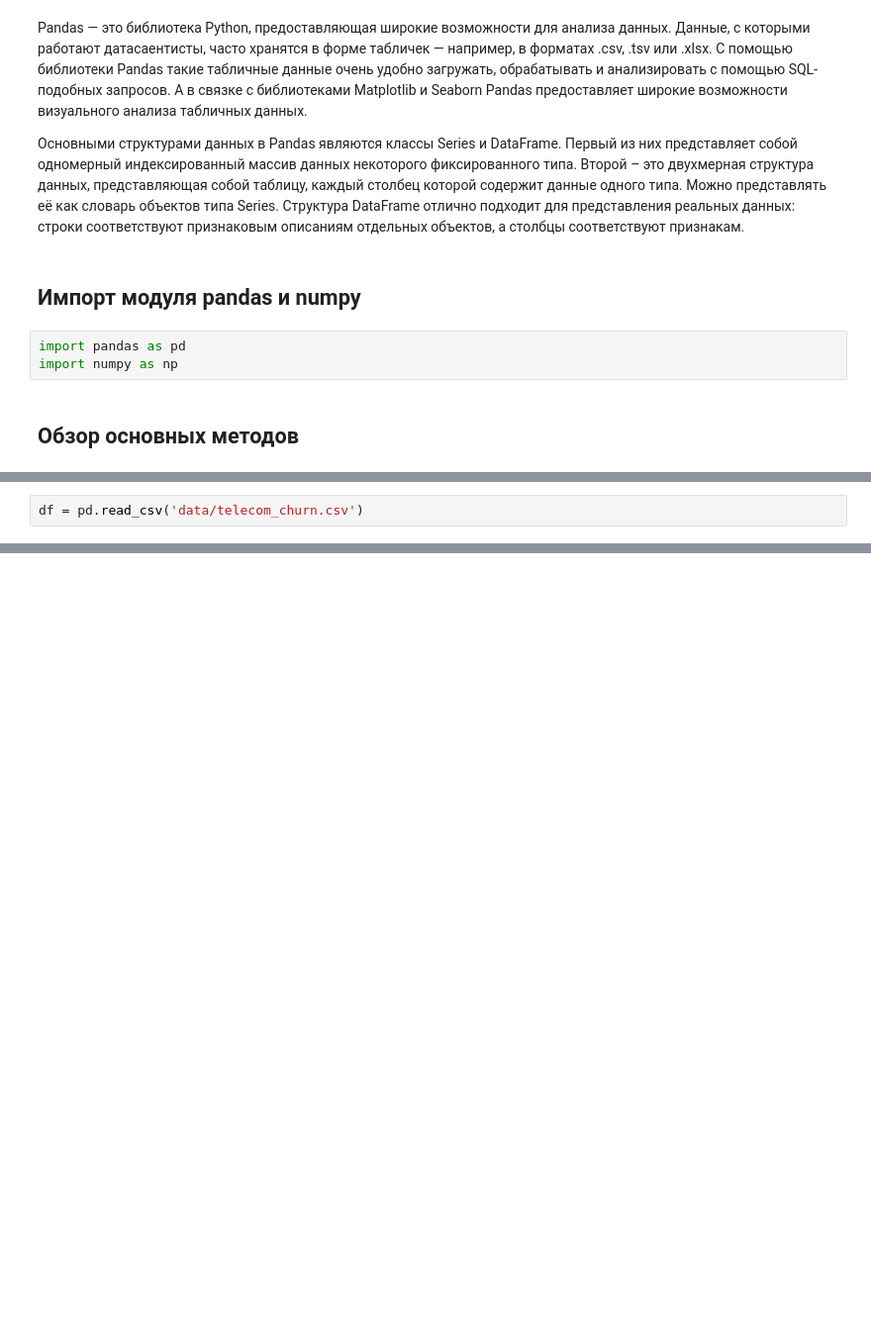
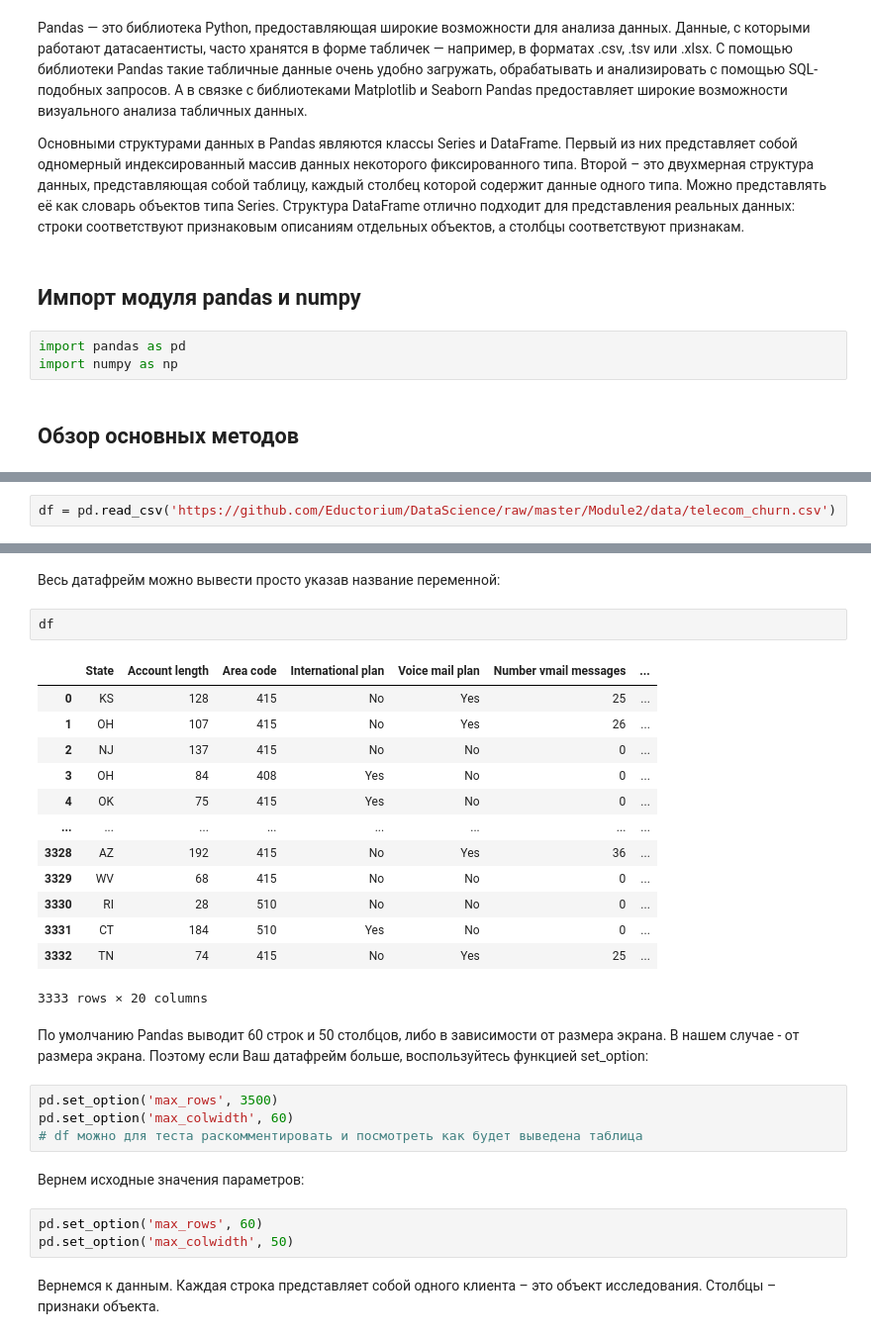
Before and after one commit to Eductorium/DataScience, a Jupyter notebook: Module2/Lesson32.ipynb, the cells around one changed output, grey strips where cells are left out. Shown: that part at 99% size. Drawn from its saved outputs; the diff is of its cells as text; blank space fills up the shorter version.

```diff
--- a/Module2/Lesson32.ipynb
+++ b/Module2/Lesson32.ipynb
@@ -17,2 +17,2 @@ import numpy as np
 # %%
-df = pd.read_csv('data/telecom_churn.csv')
+df = pd.read_csv('https://github.com/Eductorium/DataScience/raw/master/Module2/data/telecom_churn.csv')
@@ -20,0 +41,32 @@ NameError: ignored
+# %% [markdown]
+Весь датафрейм можно вывести просто указав название переменной:
+# %%
+df
+# %% [output]
+|  | State | Account length | Area code | International plan | Voice mail plan | Number vmail messages | ... |
+| 0 | KS | 128 | 415 | No | Yes | 25 | ... |
+| 1 | OH | 107 | 415 | No | Yes | 26 | ... |
+| 2 | NJ | 137 | 415 | No | No | 0 | ... |
+| 3 | OH | 84 | 408 | Yes | No | 0 | ... |
+| 4 | OK | 75 | 415 | Yes | No | 0 | ... |
+| ... | ... | ... | ... | ... | ... | ... | ... |
+| 3328 | AZ | 192 | 415 | No | Yes | 36 | ... |
+| 3329 | WV | 68 | 415 | No | No | 0 | ... |
+| 3330 | RI | 28 | 510 | No | No | 0 | ... |
+| 3331 | CT | 184 | 510 | Yes | No | 0 | ... |
+| 3332 | TN | 74 | 415 | No | Yes | 25 | ... |
+3333 rows × 20 columns
+# %% [markdown]
+По умолчанию Pandas выводит 60 строк и 50 столбцов, либо в зависимости от размера экрана. В нашем случае - от размера экрана. Поэтому если Ваш датафрейм больше, воспользуйтесь функцией set_option:
+# %%
+pd.set_option('max_rows', 3500)
+pd.set_option('max_colwidth', 60)
+# df можно для теста раскомментировать и посмотреть как будет выведена таблица
+# %% [markdown]
+Вернем исходные значения параметров:
+# %%
+pd.set_option('max_rows', 60)
+pd.set_option('max_colwidth', 50)
+# %% [markdown]
+Вернемся к данным. Каждая строка представляет собой одного клиента – это объект исследования.
+Столбцы – признаки объекта.
```
Also changed, not shown: parts of 15 cells of this notebook, 1 other file.
